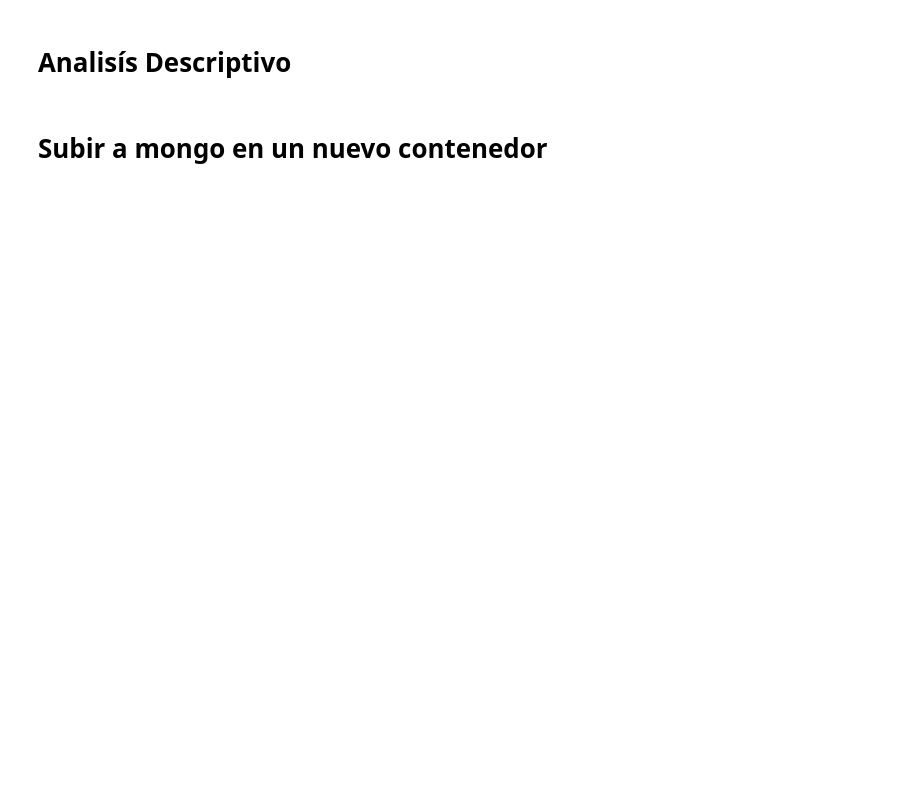
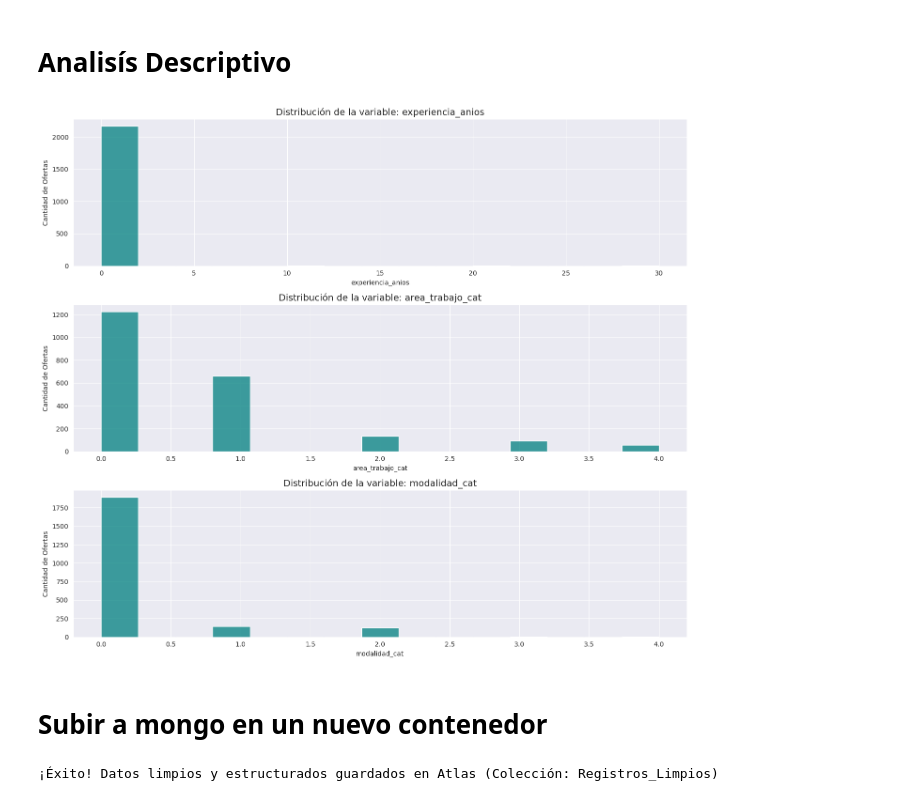
Before and after one commit to IICG-Coquimbo/practica-proyecto-equipo-de-mercado-laboral-1, a Jupyter notebook: semanas/Semana 9. EDA/EDAML.ipynb, the cells around one changed output. Saved outputs shown, nothing was run; the diff lists cells and outputs as text; code cells hidden in the pictures; blank space fills up the shorter version.

```diff
--- a/semanas/Semana 9. EDA/EDAML.ipynb
+++ b/semanas/Semana 9. EDA/EDAML.ipynb
@@ -135,21 +228,30 @@ from pyspark.ml.feature import StringIndexer
 # %% [markdown]
 1. Configurar el Indexador para la columna 'marca'
 # %%
-# handleInvalid="keep" es una buena práctica para no romper el pipeline si aparece una marca nueva
-indexer = StringIndexer(inputCol="marca", outputCol="marca_cat", handleInvalid="keep")
-indexer_especialidad = StringIndexer(inputCol="especialidad", outputCol="especialidad_cat", handleInvalid="keep")
+from pyspark.ml.feature import StringIndexer
+
+# handleInvalid="keep" es una buena práctica para no romper el pipeline si aparece una categoría nueva en el futuro
+indexer_mod = StringIndexer(inputCol="modalidad", outputCol="modalidad_cat", handleInvalid="keep")
+indexer_hor = StringIndexer(inputCol="tipo_horario", outputCol="tipo_horario_cat", handleInvalid="keep")
+indexer_area = StringIndexer(inputCol="area_trabajo", outputCol="area_trabajo_cat", handleInvalid="keep")
 # %% [markdown]
 2. Ajustar y transformar el DataFrame
 # %%
 from pyspark.ml import Pipeline
-pipeline = Pipeline(stages=[indexer, indexer_especialidad])
-# Esto crea la nueva columna 'marca_cat' como un valor numérico (Double)
-df_categorized = pipeline.fit(df_final).transform(df_final)
+
+# Agrupamos nuestros 3 indexadores en un solo proceso
+pipeline = Pipeline(stages=[indexer_mod, indexer_hor, indexer_area])
+
+# Esto crea las nuevas columnas '_cat' como un valor numérico (Double)
+df_categorized = pipeline.fit(df_final_ml).transform(df_final_ml)
 # %% [markdown]
 3. Limpieza final de columnas
 # %%
-# Convertimos marca_cat a Integer para mayor claridad en el esquema
-df_final_clustering = df_categorized.withColumn("marca_cat", col("marca_cat").cast("int")) \
-                                    .withColumn("especialidad_cat", col("especialidad_cat").cast("int"))
+from pyspark.sql.functions import col
+
+# Convertimos las columnas _cat a Integer para mayor claridad en el esquema
+df_final_clustering = df_categorized.withColumn("modalidad_cat", col("modalidad_cat").cast("int")) \
+                                    .withColumn("tipo_horario_cat", col("tipo_horario_cat").cast("int")) \
+                                    .withColumn("area_trabajo_cat", col("area_trabajo_cat").cast("int"))
 # %%
 # --- VERIFICACIÓN DE LOS DATOS ---
@@ -256,48 +447,44 @@ import warnings as wr
 from pyspark.sql.functions import col
 wr.filterwarnings('ignore')
 # %%
-# 1. Definimos las columnas numéricas que YA sabemos que tienes
-# Así evitamos que Spark intente adivinarlas y falle
-numerical_columns = ["precio_kg", "rating", "opiniones"]
+# 1. Definimos las columnas numéricas relevantes para tu proyecto
+numerical_columns = ["experiencia_anios", "area_trabajo_cat", "modalidad_cat"]
 
-# 2. Convertimos a Pandas (esto es lo que permite que sns y plt funcionen)
-df_pd = df_final.select(numerical_columns).toPandas()
+# 2. Convertimos a Pandas
+df_pd = df_final_clustering.select(numerical_columns).toPandas()
 
-# 3. Configuramos y mostramos todos los gráficos de una vez
+# 3. Configuramos y mostramos todos los gráficos
 sns.set_style("darkgrid")
-
 plt.figure(figsize=(14, len(numerical_columns) * 4))
 
 for idx, feature in enumerate(numerical_columns, 1):
     plt.subplot(len(numerical_columns), 1, idx)
-    sns.histplot(df_pd[feature], kde=True, color="teal", bins=30)
+    # Quitamos 'kde=True' porque para años y categorías las líneas de tendencia no son tan útiles como las barras sólidas
+    sns.histplot(df_pd[feature], color="teal", bins=15)
     plt.title(f"Distribución de la variable: {feature}", fontsize=14)
     plt.xlabel(feature)
-    plt.ylabel("Frecuencia")
+    plt.ylabel("Cantidad de Ofertas")
 
 plt.tight_layout()
 plt.show()
+# %% [output]
+[figure, added]
 # %% [markdown]
 # Subir a mongo en un nuevo contenedor
 # %%
-from pyspark.sql import SparkSession
+# Subimos el DataFrame final limpio y categorizado a tu MongoDB Atlas
+# Usaremos una colección nueva para NO borrar tus datos originales de scraping
 
-# 1. Detén la sesión anterior si es necesario
-# spark.stop()
+uri_benjamin = "mongodb+srv://BenjaminRamirez:fim5S0MTo17YVRw0@cluster0.kek1o3u.mongodb.net/?retryWrites=true&w=majority"
 
-# 2. Crea la nueva sesión con el paquete del conector
-# Nota: La versión 10.x es la recomendada para Spark 3.x y MongoDB Atlas
-spark = SparkSession.builder \
-    .appName("SubidaAtlasMascotas") \
-    .config("spark.jars.packages", "org.mongodb.spark:mongo-spark-connector_2.12:10.1.1") \
-    .getOrCreate()
-
-# Ahora sí, puedes ejecutar la subida
-# Nota: En el conector 10.x, el formato cambió de "mongo" a "mongodb"
-df_final.write \
+df_final_clustering.write \
     .format("mongodb") \
     .mode("overwrite") \
-    .option("spark.mongodb.write.connection.uri", "mongodb+srv://profe_vannessa:Ejemplo123@cluster0.kthdyh1.mongodb.net/?retryWrites=true&w=majority") \
-    .option("database", "MascotasDB") \
-    .option("collection", "Mascotas_Limpias") \
+    .option("spark.mongodb.write.connection.uri", uri_benjamin) \
+    .option("database", "Proyecto_Bigdata") \
+    .option("collection", "Registros_Limpios") \
     .save()
+
+print("¡Éxito! Datos limpios y estructurados guardados en Atlas (Colección: Registros_Limpios)")
+# %% [output]
+¡Éxito! Datos limpios y estructurados guardados en Atlas (Colección: Registros_Limpios)
```
Also changed, not shown: parts of 17 cells of this notebook, 14 other files.
